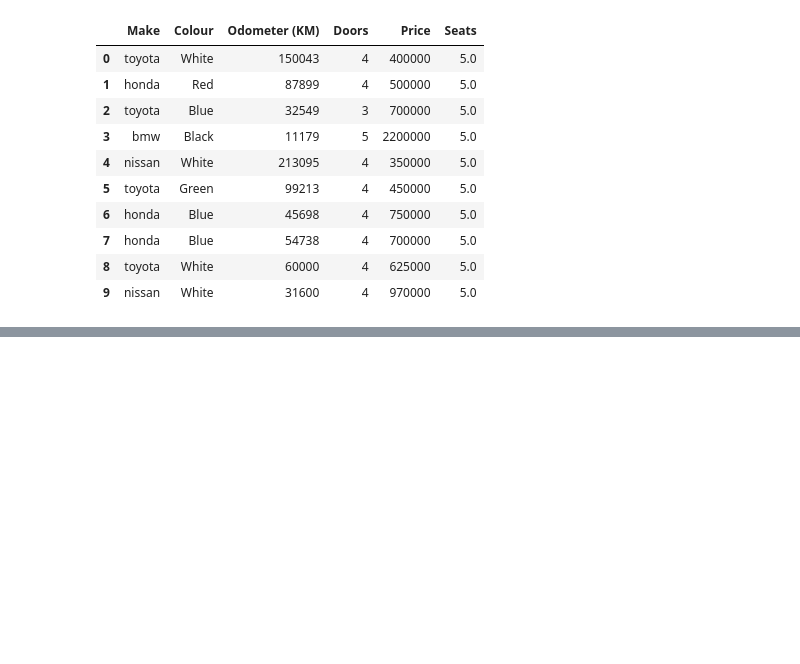
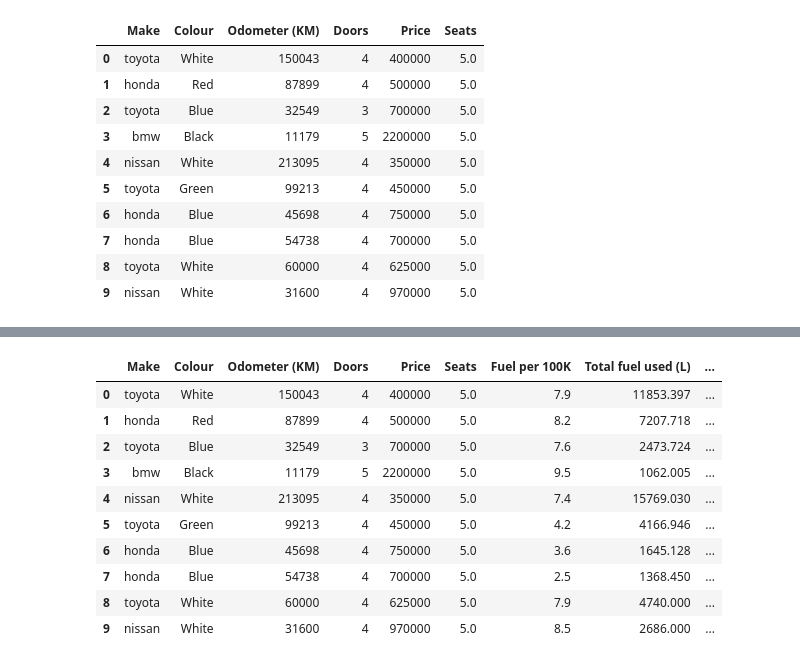
Before and after one commit to TahaAhvazi/ai-learning, a Jupyter notebook: introduction-to-pandas.ipynb, the cells around one changed output, grey strips where cells are left out. Saved outputs shown, nothing was run; the diff lists cells and outputs as text; code cells hidden in the pictures; blank space fills up the shorter version.

```diff
--- a/introduction-to-pandas.ipynb
+++ b/introduction-to-pandas.ipynb
@@ -676,0 +687,2 @@ ValueError: Length of values (5) does not match length of index (10)
+# %%
+car_sales["Total fuel used (L)"] = car_sales["Odometer (KM)"] / 100 * car_sales["Fuel per 100K"]
@@ -676,0 +703,16 @@ ValueError: Length of values (5) does not match length of index (10)
+# %%
+# Add a new column very easily
+car_sales["Number of wheels"] = 4
+car_sales
+# %% [output]
+|  | Make | Colour | Odometer (KM) | Doors | Price | Seats | Fuel per 100K | Total fuel used (L) | ... |
+| 0 | toyota | White | 150043 | 4 | 400000 | 5.0 | 7.9 | 11853.397 | ... |
+| 1 | honda | Red | 87899 | 4 | 500000 | 5.0 | 8.2 | 7207.718 | ... |
+| 2 | toyota | Blue | 32549 | 3 | 700000 | 5.0 | 7.6 | 2473.724 | ... |
+| 3 | bmw | Black | 11179 | 5 | 2200000 | 5.0 | 9.5 | 1062.005 | ... |
+| 4 | nissan | White | 213095 | 4 | 350000 | 5.0 | 7.4 | 15769.030 | ... |
+| 5 | toyota | Green | 99213 | 4 | 450000 | 5.0 | 4.2 | 4166.946 | ... |
+| 6 | honda | Blue | 45698 | 4 | 750000 | 5.0 | 3.6 | 1645.128 | ... |
+| 7 | honda | Blue | 54738 | 4 | 700000 | 5.0 | 2.5 | 1368.450 | ... |
+| 8 | toyota | White | 60000 | 4 | 625000 | 5.0 | 7.9 | 4740.000 | ... |
+| 9 | nissan | White | 31600 | 4 | 970000 | 5.0 | 8.5 | 2686.000 | ... |
```
Also changed, not shown: parts of 34 cells of this notebook.
